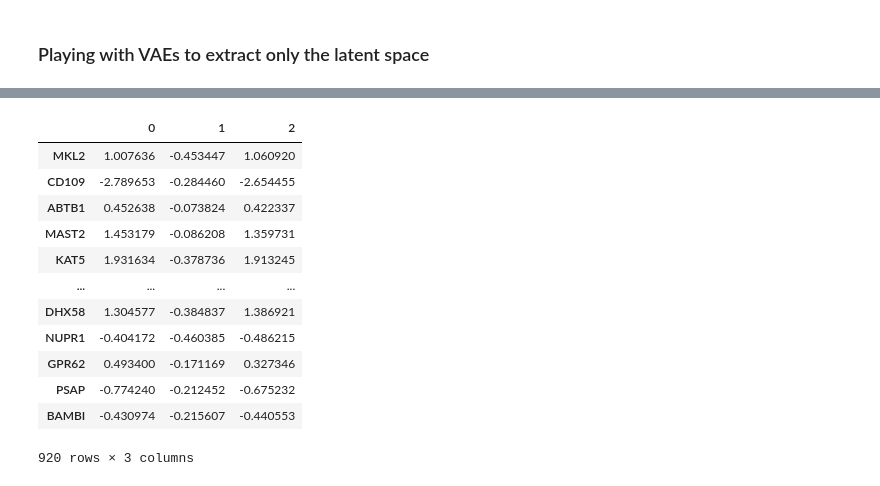
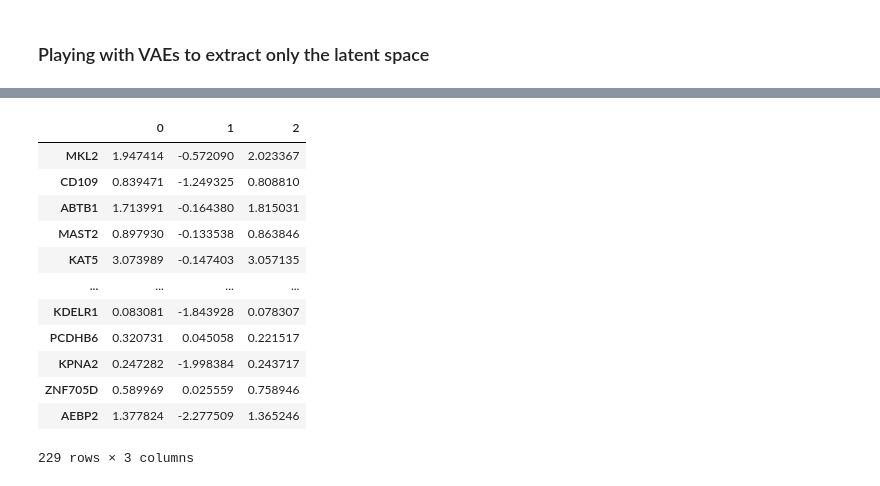
Before and after one commit to mikelkou/fava, a Jupyter notebook: How_to_use_favapy_in_a_notebook.ipynb, the cells around one changed output, grey strips where cells are left out. Drawn from its saved outputs; the diff is of its cells as text; code cells hidden in the pictures.

```diff
--- a/How_to_use_favapy_in_a_notebook.ipynb
+++ b/How_to_use_favapy_in_a_notebook.ipynb
@@ -123,6 +113,7 @@ import numpy as np
 data_array = np.log(np.asarray(data, dtype=np.float32)) / np.max(np.log(np.asarray(data)), axis=1, keepdims=True)
 data_array[np.isneginf(data_array)] = 0
 data_array = np.nan_to_num(data_array)
+data_array = data_array[:229,:]
 # %%
 import tensorflow as tf
 
@@ -150,18 +141,18 @@ Epoch 5/5
 # %%
 latent_space = pd.DataFrame(latent_space[:,:,0].T)
-latent_space.index = data.index
+latent_space.index = data.index[:229]
 latent_space
 # %% [output]
 |  | 0 | 1 | 2 |
-| MKL2 | 1.007636 | -0.453447 | 1.060920 |
-| CD109 | -2.789653 | -0.284460 | -2.654455 |
-| ABTB1 | 0.452638 | -0.073824 | 0.422337 |
-| MAST2 | 1.453179 | -0.086208 | 1.359731 |
-| KAT5 | 1.931634 | -0.378736 | 1.913245 |
+| MKL2 | 1.947414 | -0.572090 | 2.023367 |
+| CD109 | 0.839471 | -1.249325 | 0.808810 |
+| ABTB1 | 1.713991 | -0.164380 | 1.815031 |
+| MAST2 | 0.897930 | -0.133538 | 0.863846 |
+| KAT5 | 3.073989 | -0.147403 | 3.057135 |
 | ... | ... | ... | ... |
-| DHX58 | 1.304577 | -0.384837 | 1.386921 |
-| NUPR1 | -0.404172 | -0.460385 | -0.486215 |
-| GPR62 | 0.493400 | -0.171169 | 0.327346 |
-| PSAP | -0.774240 | -0.212452 | -0.675232 |
-| BAMBI | -0.430974 | -0.215607 | -0.440553 |
+| KDELR1 | 0.083081 | -1.843928 | 0.078307 |
+| PCDHB6 | 0.320731 | 0.045058 | 0.221517 |
+| KPNA2 | 0.247282 | -1.998384 | 0.243717 |
+| ZNF705D | 0.589969 | 0.025559 | 0.758946 |
+| AEBP2 | 1.377824 | -2.277509 | 1.365246 |
-920 rows × 3 columns
+229 rows × 3 columns
```
Also changed, not shown: parts of 5 cells of this notebook.
